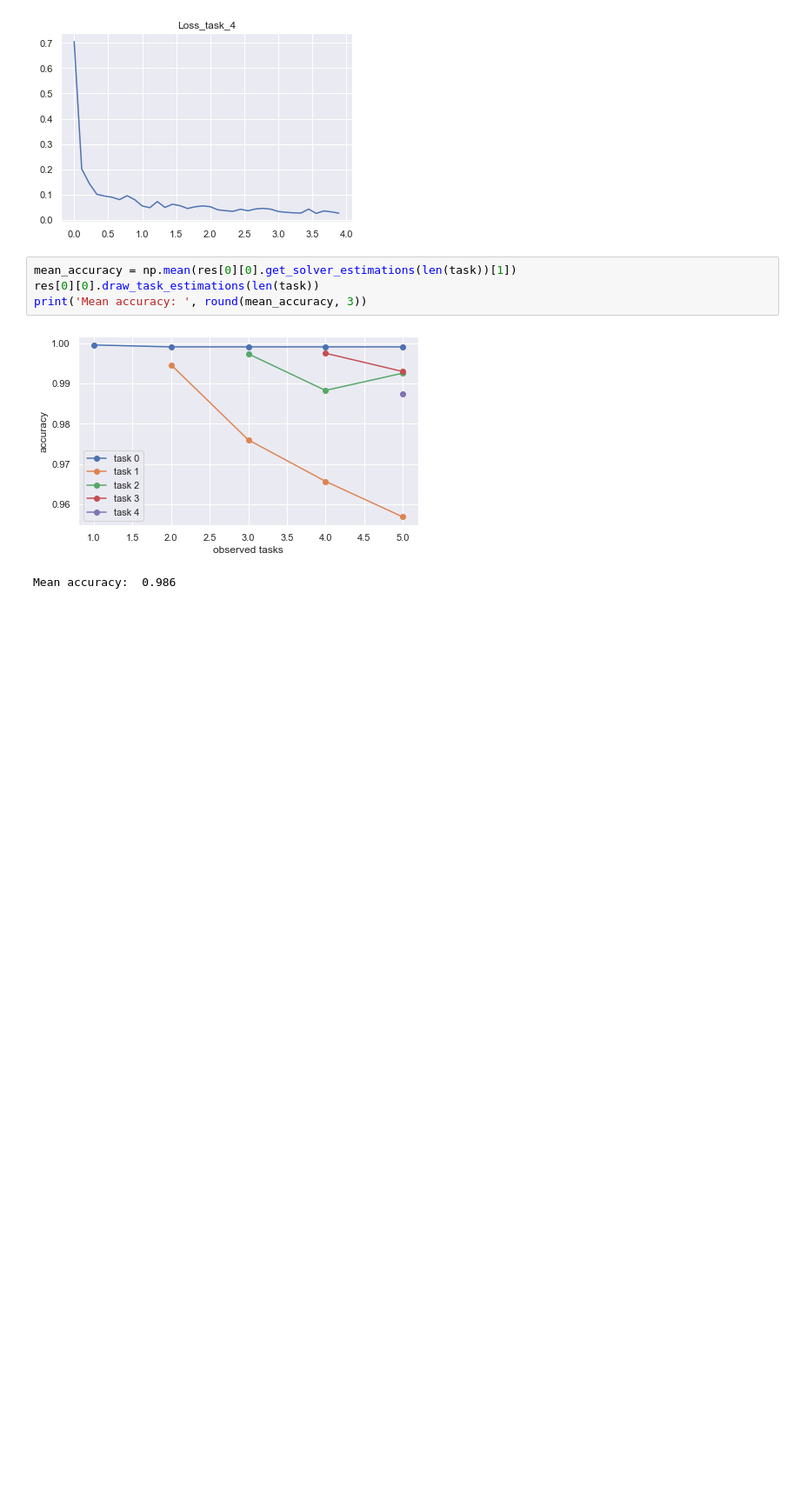
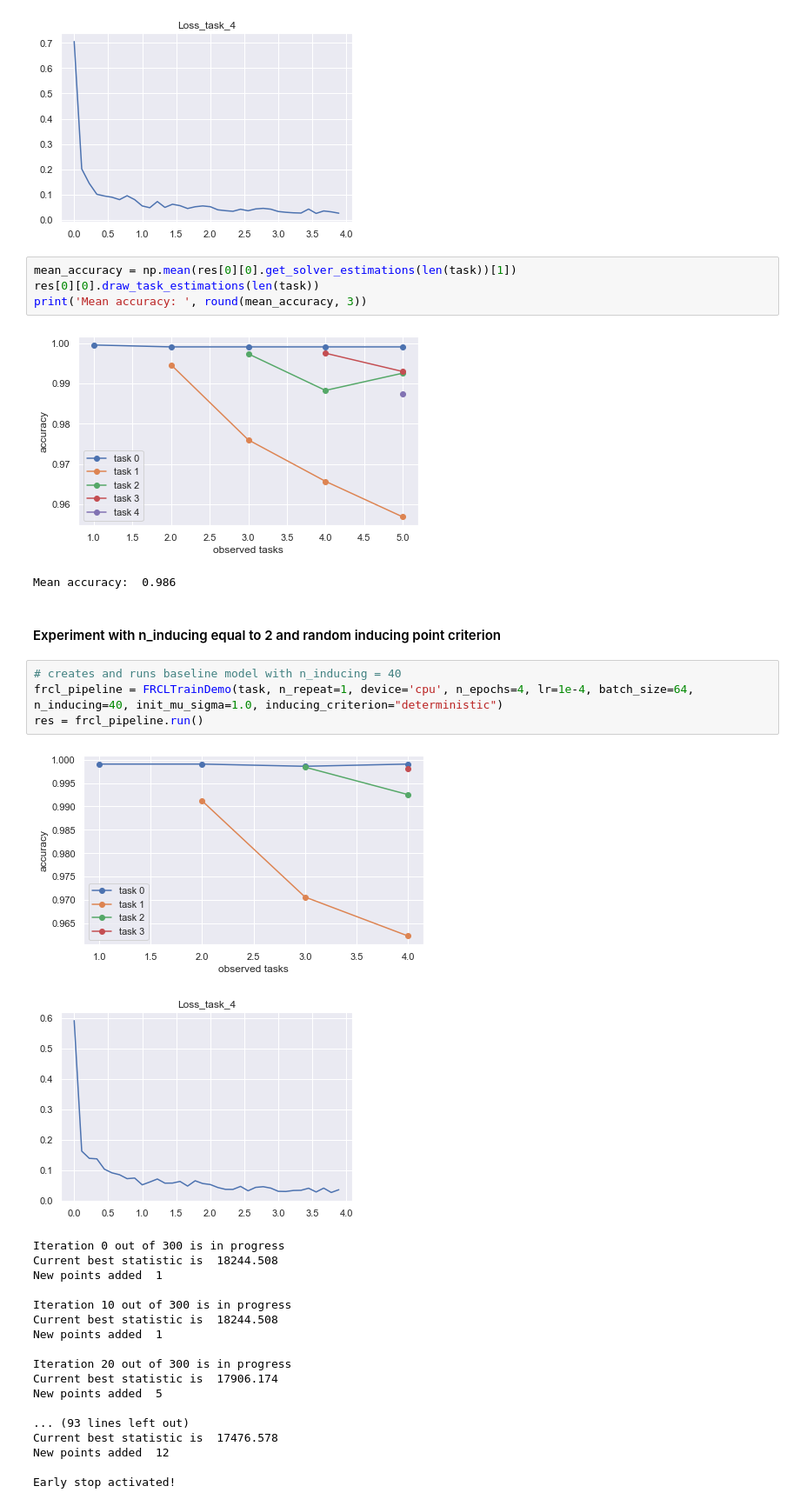
Before and after one commit to AndreevP/FRCL, a Jupyter notebook: notebooks/split_mnist.ipynb, the cells around one changed output. Shown at 87% size. Saved outputs shown, nothing was run; the diff lists cells and outputs as text; blank space fills up the shorter version.

Commit message:
add trace for splitmnist 40 inducing

```diff
--- a/notebooks/split_mnist.ipynb
+++ b/notebooks/split_mnist.ipynb
@@ -77,3 +77,29 @@ print('Mean accuracy: ', round(mean_accuracy, 3))
 # %% [output]
 [figure]
 Mean accuracy:  0.986
+# %% [markdown]
+#### Experiment with n_inducing equal to 2 and random inducing point criterion
+# %%
+# creates and runs baseline model with n_inducing = 40
+frcl_pipeline = FRCLTrainDemo(task, n_repeat=1, device='cpu', n_epochs=4, lr=1e-4, batch_size=64, n_inducing=40, init_mu_sigma=1.0, inducing_criterion="deterministic")
+res = frcl_pipeline.run()
+# %% [output]
+[figure, added]
+[figure, added]
+Iteration 0 out of 300 is in progress
+Current best statistic is  18244.508
+New points added  1
+
+Iteration 10 out of 300 is in progress
+Current best statistic is  18244.508
+New points added  1
+
+Iteration 20 out of 300 is in progress
+Current best statistic is  17906.174
+New points added  5
+
+... (93 lines left out)
+Current best statistic is  17476.578
+New points added  12
+
+Early stop activated!
```
Also changed, not shown: parts of 1 cell of this notebook.
